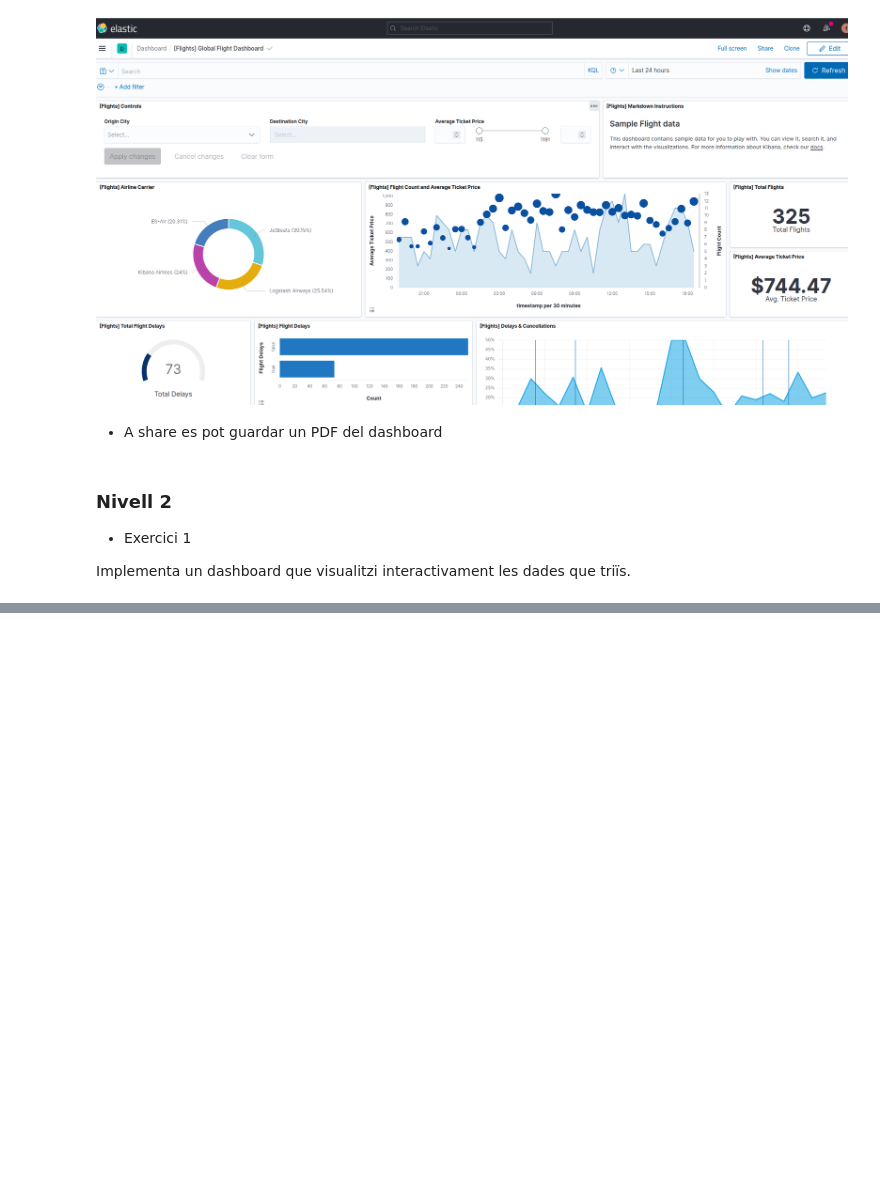
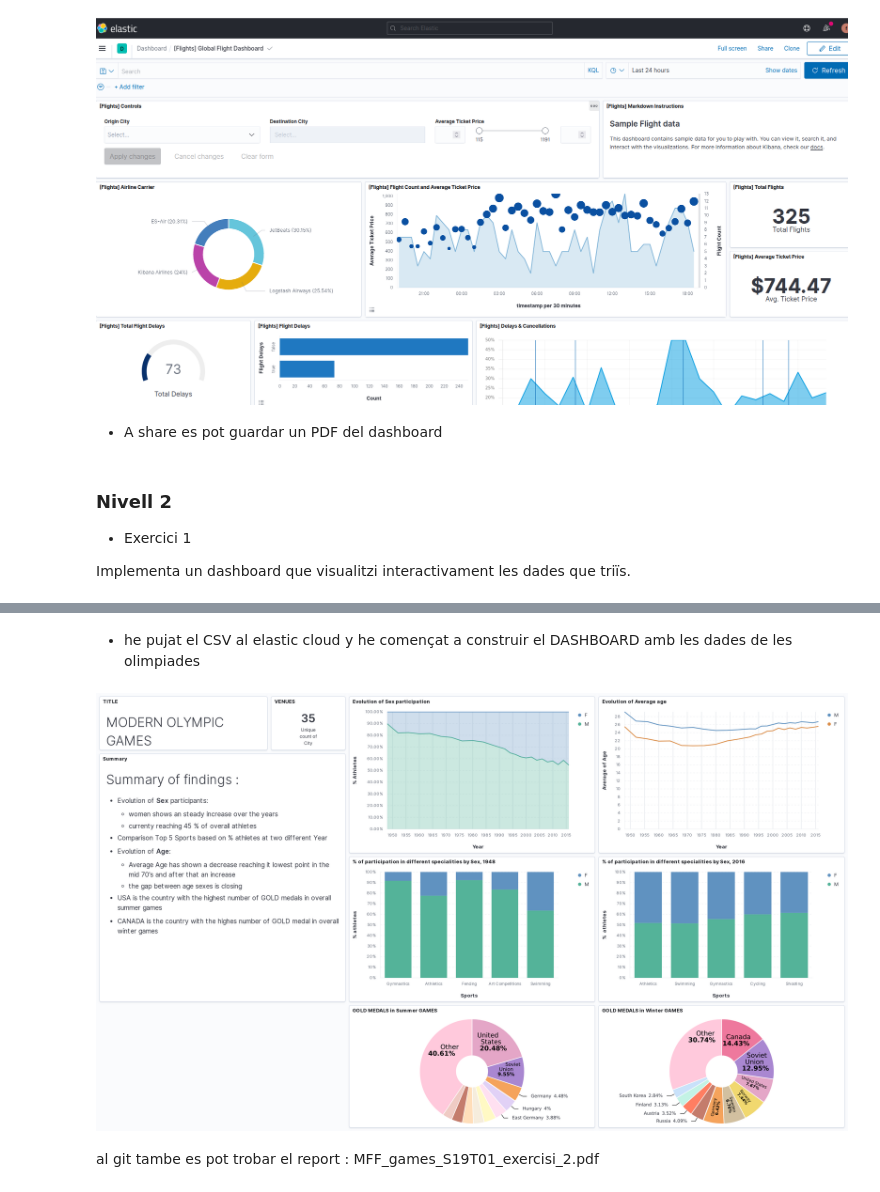
Before and after one commit to ManelForcales/Kibana, a Jupyter notebook: S19T01.ipynb, the cells around one changed output, grey strips where cells are left out. Cells and saved outputs as stored; diff of their text form; code cells hidden in the pictures; blank space fills up the shorter version.

```diff
--- a/S19T01.ipynb
+++ b/S19T01.ipynb
@@ -43,0 +63,8 @@ Implementa un dashboard que visualitzi interactivament les dades que triïs.
+# %% [markdown]
++ he pujat el CSV al elastic cloud y he començat a construir el DASHBOARD amb les dades de les olimpiades
+# %%
+display.Image('report.PNG')
+# %% [output]
+[figure, added]
+# %% [markdown]
+al git tambe es pot trobar el report : MFF_games_S19T01_exercisi_2.pdf
```
Also changed, not shown: parts of 13 cells of this notebook, 1 other file.
